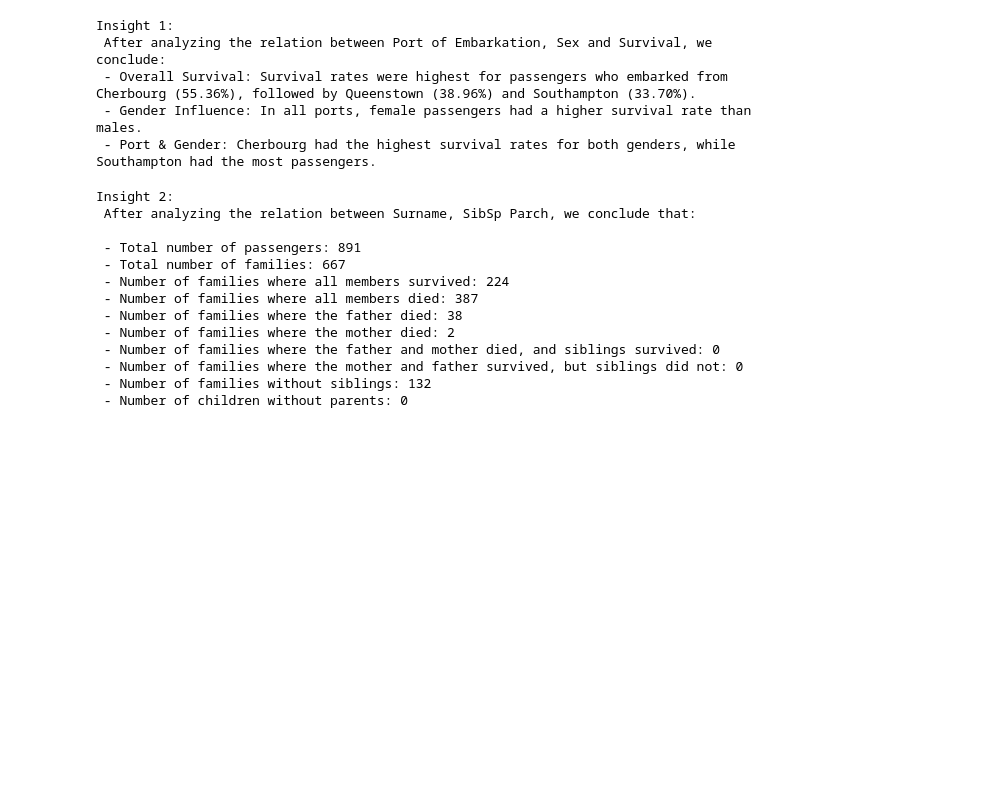
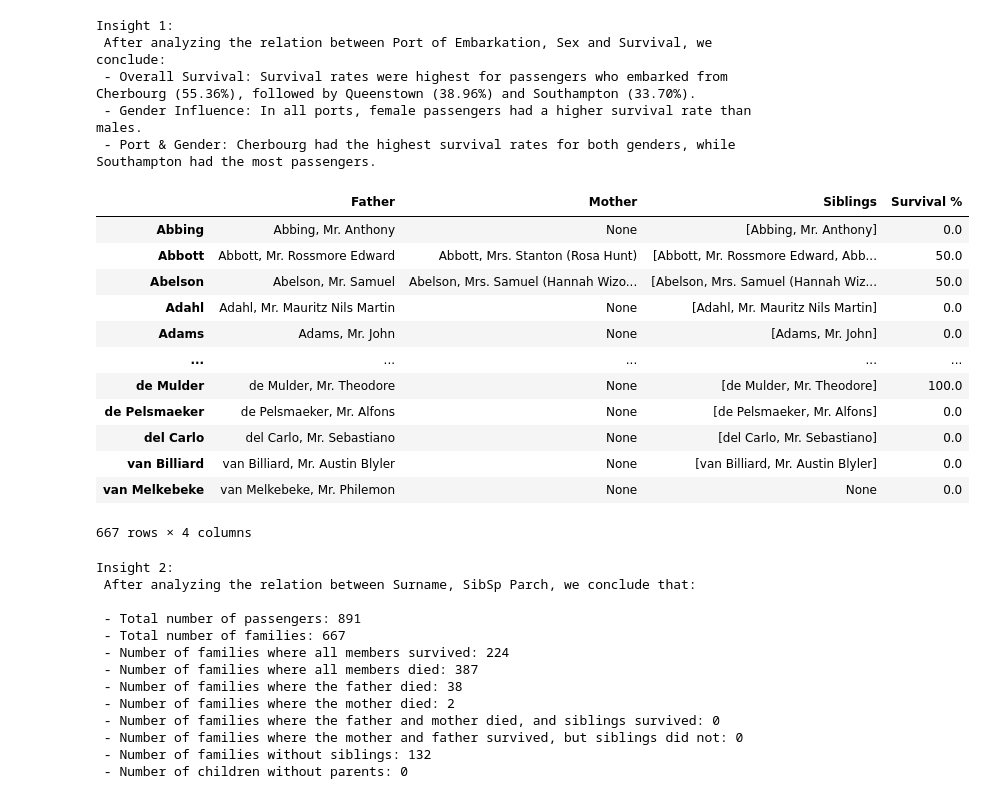
Before and after one commit to gor2000/group_assignment_python1, a Jupyter notebook: group_assignment.ipynb, the cells around one changed output. Saved outputs shown, nothing was run; the diff lists cells and outputs as text; code cells hidden in the pictures; blank space fills up the shorter version.

```diff
--- a/group_assignment.ipynb
+++ b/group_assignment.ipynb
@@ -306,6 +306,22 @@ for surname, group in df2.groupby('Surname'):
 
     if len(male_members) == 0 and len(female_members) == 0:
         no_parents += 1
+# %%
+family_tree
+# %% [output]
+|  | Father | Mother | Siblings | Survival % |
+| Abbing | Abbing, Mr. Anthony | None | [Abbing, Mr. Anthony] | 0.0 |
+| Abbott | Abbott, Mr. Rossmore Edward | Abbott, Mrs. Stanton (Rosa Hunt) | [Abbott, Mr. Rossmore Edward, Abb... | 50.0 |
+| Abelson | Abelson, Mr. Samuel | Abelson, Mrs. Samuel (Hannah Wizo... | [Abelson, Mrs. Samuel (Hannah Wiz... | 50.0 |
+| Adahl | Adahl, Mr. Mauritz Nils Martin | None | [Adahl, Mr. Mauritz Nils Martin] | 0.0 |
+| Adams | Adams, Mr. John | None | [Adams, Mr. John] | 0.0 |
+| ... | ... | ... | ... | ... |
+| de Mulder | de Mulder, Mr. Theodore | None | [de Mulder, Mr. Theodore] | 100.0 |
+| de Pelsmaeker | de Pelsmaeker, Mr. Alfons | None | [de Pelsmaeker, Mr. Alfons] | 0.0 |
+| del Carlo | del Carlo, Mr. Sebastiano | None | [del Carlo, Mr. Sebastiano] | 0.0 |
+| van Billiard | van Billiard, Mr. Austin Blyler | None | [van Billiard, Mr. Austin Blyler] | 0.0 |
+| van Melkebeke | van Melkebeke, Mr. Philemon | None | None | 0.0 |
+667 rows × 4 columns
 # %%
 print("Insight 2:")
 print(" After analyzing the relation between Surname, SibSp Parch, we conclude that:\n")
```
Also changed, not shown: parts of 1 cell of this notebook.
